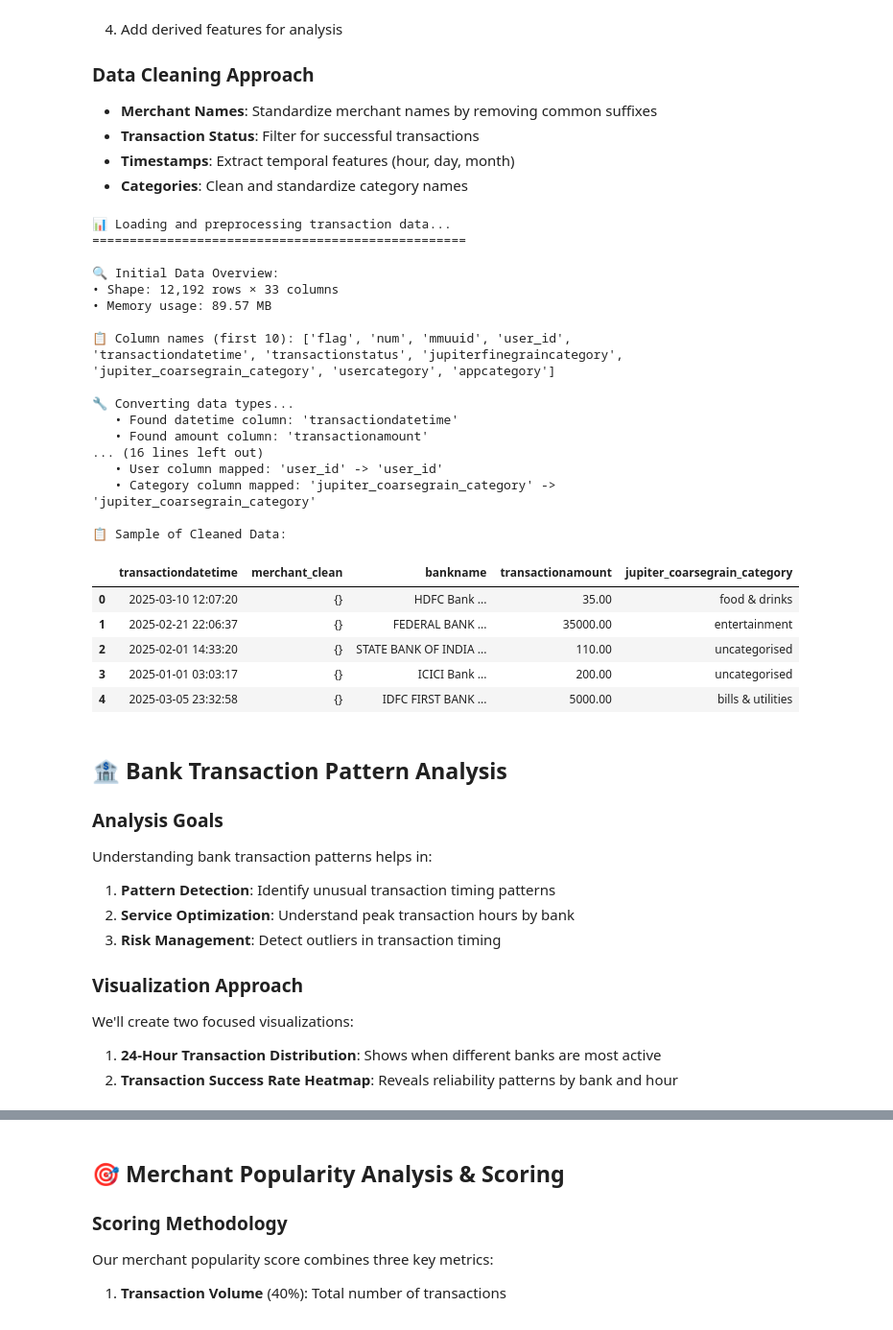
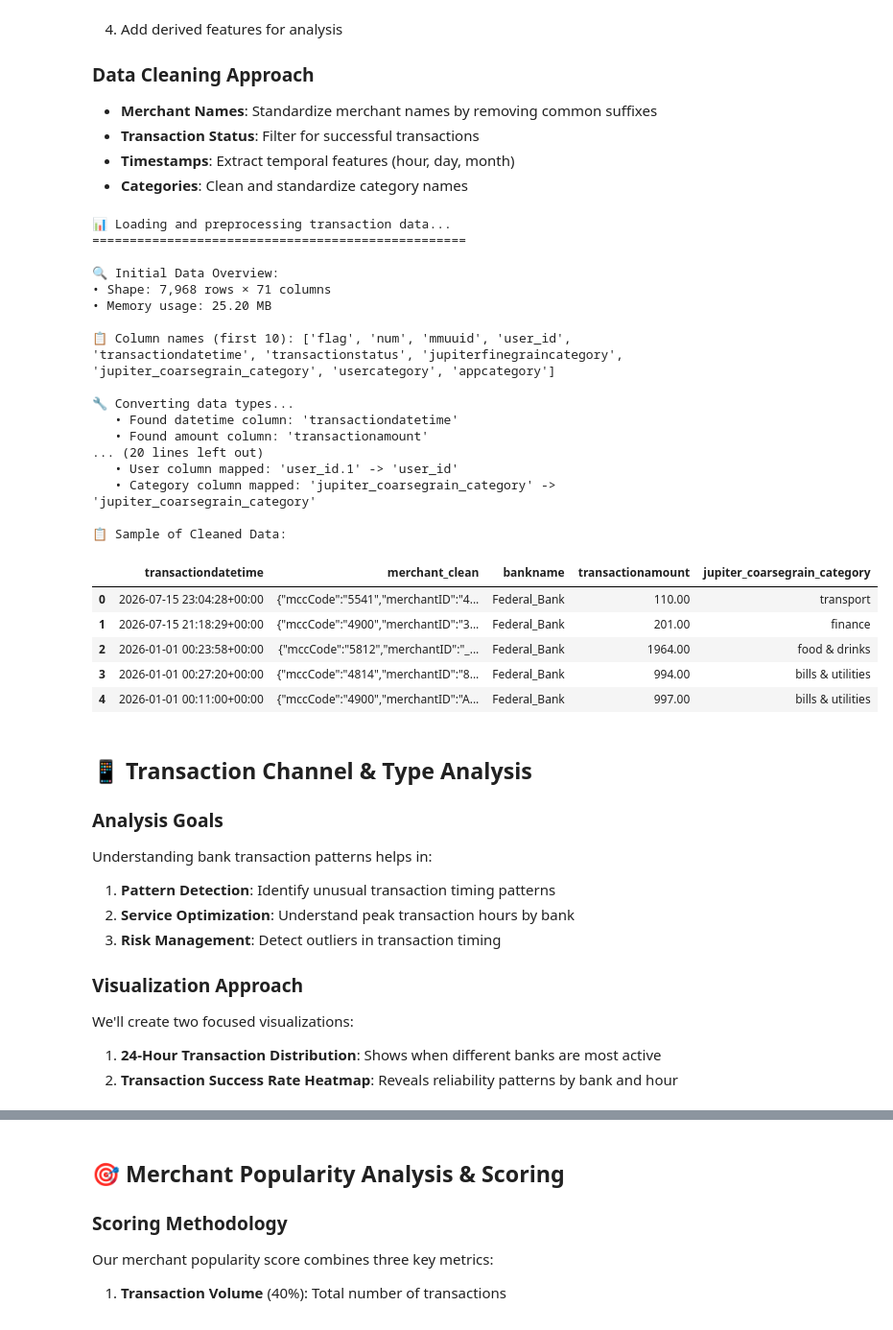
Before and after one commit to bhankidukaan/Merchant-Recommendation-System, a Jupyter notebook: Transactions-EDA-.ipynb, the cells around one changed output, grey strips where cells are left out. Shown: that part at 96% size. Cells and saved outputs as stored; diff of their text form; code cells hidden in the pictures.

```diff
--- a/Transactions-EDA-.ipynb
+++ b/Transactions-EDA-.ipynb
@@ -78,7 +75,7 @@ print("📊 Loading and preprocessing transaction data...")
 print("=" * 50)
 
 # Load the data
-df = pd.read_csv('transactions.csv')
+df = pd.read_csv('Rewards.csv')
 
 # Clean column names (remove trailing whitespace)
 df.columns = df.columns.str.strip()
@@ -238,44 +235,44 @@ if category_col:
     df['jupiter_coarsegrain_category'] = df[category_col]
     print(f"   • Category column mapped: '{category_col}' -> 'jupiter_coarsegrain_category'")
 
 # Display sample of cleaned data
 print("\n📋 Sample of Cleaned Data:")
 sample_cols = ['transactiondatetime', 'merchant_clean']
 
 if 'bankname' in df.columns:
     sample_cols.append('bankname')
 if 'transactionamount' in df.columns:
     sample_cols.append('transactionamount')
 if 'jupiter_coarsegrain_category' in df.columns:
     sample_cols.append('jupiter_coarsegrain_category')
 
 display(df[sample_cols].head())
 # %% [output]
 📊 Loading and preprocessing transaction data...
 ==================================================
 
 🔍 Initial Data Overview:
-• Shape: 12,192 rows × 33 columns
-• Memory usage: 89.57 MB
+• Shape: 7,968 rows × 71 columns
+• Memory usage: 25.20 MB
 
 📋 Column names (first 10): ['flag', 'num', 'mmuuid', 'user_id', 'transactiondatetime', 'transactionstatus', 'jupiterfinegraincategory', 'jupiter_coarsegrain_category', 'usercategory', 'appcategory']
 
 🔧 Converting data types...
    • Found datetime column: 'transactiondatetime'
    • Found amount column: 'transactionamount'
-... (16 lines left out)
-   • User column mapped: 'user_id' -> 'user_id'
+... (20 lines left out)
+   • User column mapped: 'user_id.1' -> 'user_id'
    • Category column mapped: 'jupiter_coarsegrain_category' -> 'jupiter_coarsegrain_category'
 
 📋 Sample of Cleaned Data:
 |  | transactiondatetime | merchant_clean | bankname | transactionamount | jupiter_coarsegrain_category |
-| 0 | 2025-03-10 12:07:20 | {} | HDFC Bank ... | 35.00 | food & drinks |
-| 1 | 2025-02-21 22:06:37 | {} | FEDERAL BANK ... | 35000.00 | entertainment |
-| 2 | 2025-02-01 14:33:20 | {} | STATE BANK OF INDIA ... | 110.00 | uncategorised |
-| 3 | 2025-01-01 03:03:17 | {} | ICICI Bank ... | 200.00 | uncategorised |
-| 4 | 2025-03-05 23:32:58 | {} | IDFC FIRST BANK ... | 5000.00 | bills & utilities |
+| 0 | 2026-07-15 23:04:28+00:00 | {"mccCode":"5541","merchantID":"4... | Federal_Bank | 110.00 | transport |
+| 1 | 2026-07-15 21:18:29+00:00 | {"mccCode":"4900","merchantID":"3... | Federal_Bank | 201.00 | finance |
+| 2 | 2026-01-01 00:23:58+00:00 | {"mccCode":"5812","merchantID":"_... | Federal_Bank | 1964.00 | food & drinks |
+| 3 | 2026-01-01 00:27:20+00:00 | {"mccCode":"4814","merchantID":"8... | Federal_Bank | 994.00 | bills & utilities |
+| 4 | 2026-01-01 00:11:00+00:00 | {"mccCode":"4900","merchantID":"A... | Federal_Bank | 997.00 | bills & utilities |
 # %% [markdown]
-## 🏦 Bank Transaction Pattern Analysis
+## 📱 Transaction Channel & Type Analysis
 
 ### Analysis Goals
 Understanding bank transaction patterns helps in:
```
Also changed, not shown: parts of 42 cells of this notebook.
